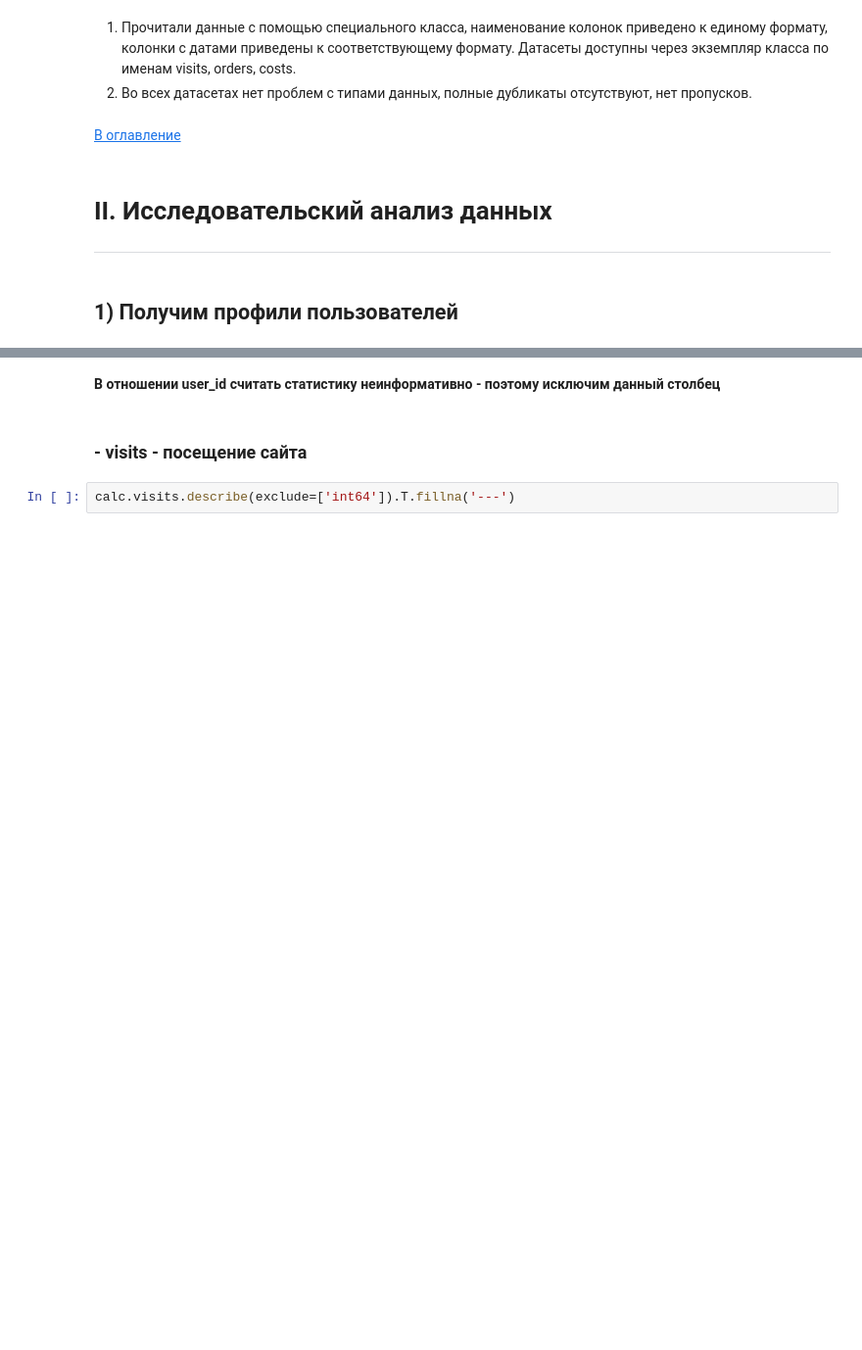
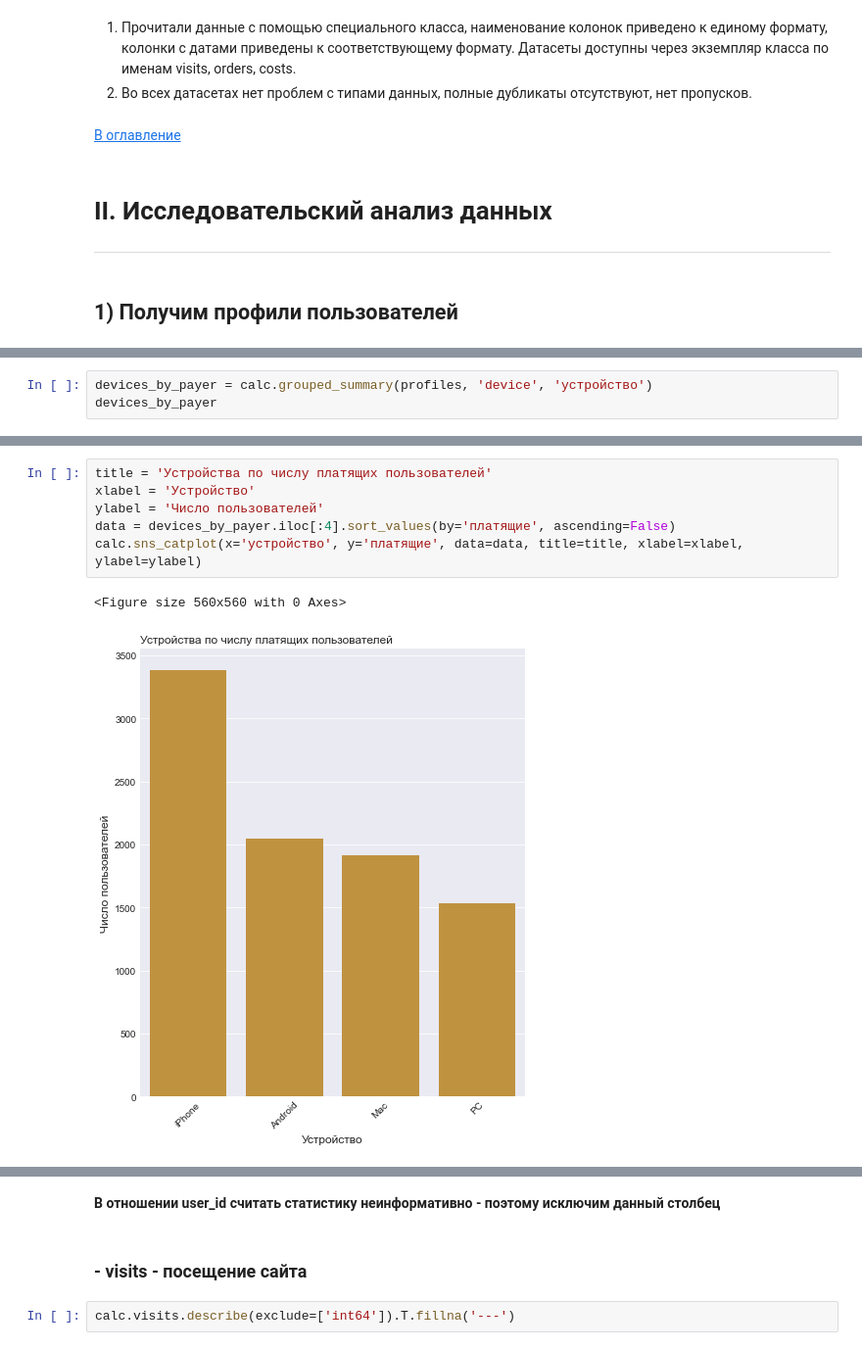
Before and after one commit to ikazman/practicum_da_projects, a Jupyter notebook: marketing_analysis/maketing_analysis-refactoring.ipynb, the cells around one changed output, grey strips where cells are left out. Shown at 98% size. Cells and saved outputs as stored; diff of their text form; blank space fills up the shorter version.

```diff
--- a/marketing_analysis/maketing_analysis-refactoring.ipynb
+++ b/marketing_analysis/maketing_analysis-refactoring.ipynb
@@ -216,0 +296,3 @@ print(duplicated_sum)
+# %%
+devices_by_payer = calc.grouped_summary(profiles, 'device', 'устройство')
+devices_by_payer
@@ -216,0 +316,9 @@ print(duplicated_sum)
+# %%
+title = 'Устройства по числу платящих пользователей'
+xlabel = 'Устройство'
+ylabel = 'Число пользователей'
+data = devices_by_payer.iloc[:4].sort_values(by='платящие', ascending=False)
+calc.sns_catplot(x='устройство', y='платящие', data=data, title=title, xlabel=xlabel, ylabel=ylabel)
+# %% [output]
+<Figure size 560x560 with 0 Axes>
+[figure, added]
```
Also changed, not shown: parts of 25 cells of this notebook, 1 other file.
